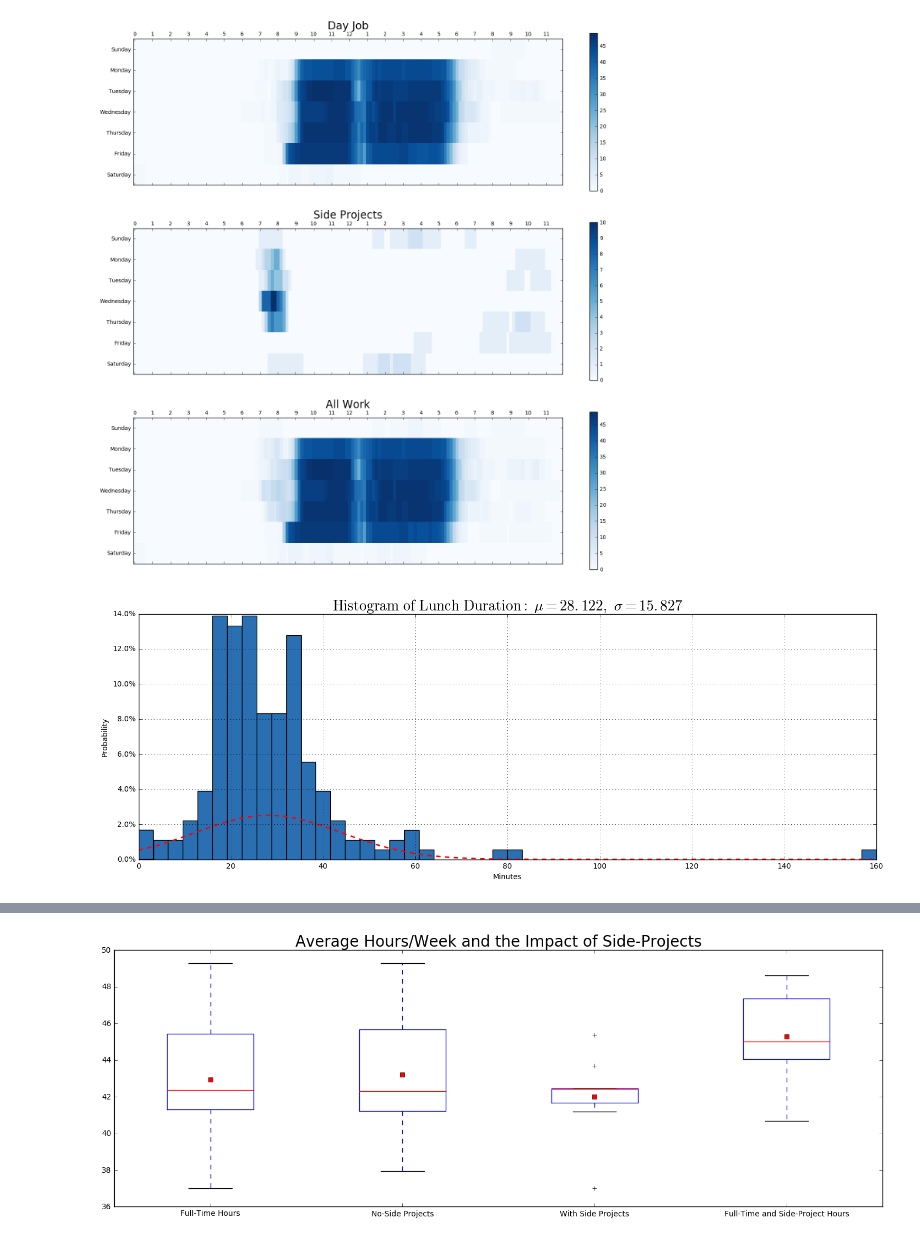
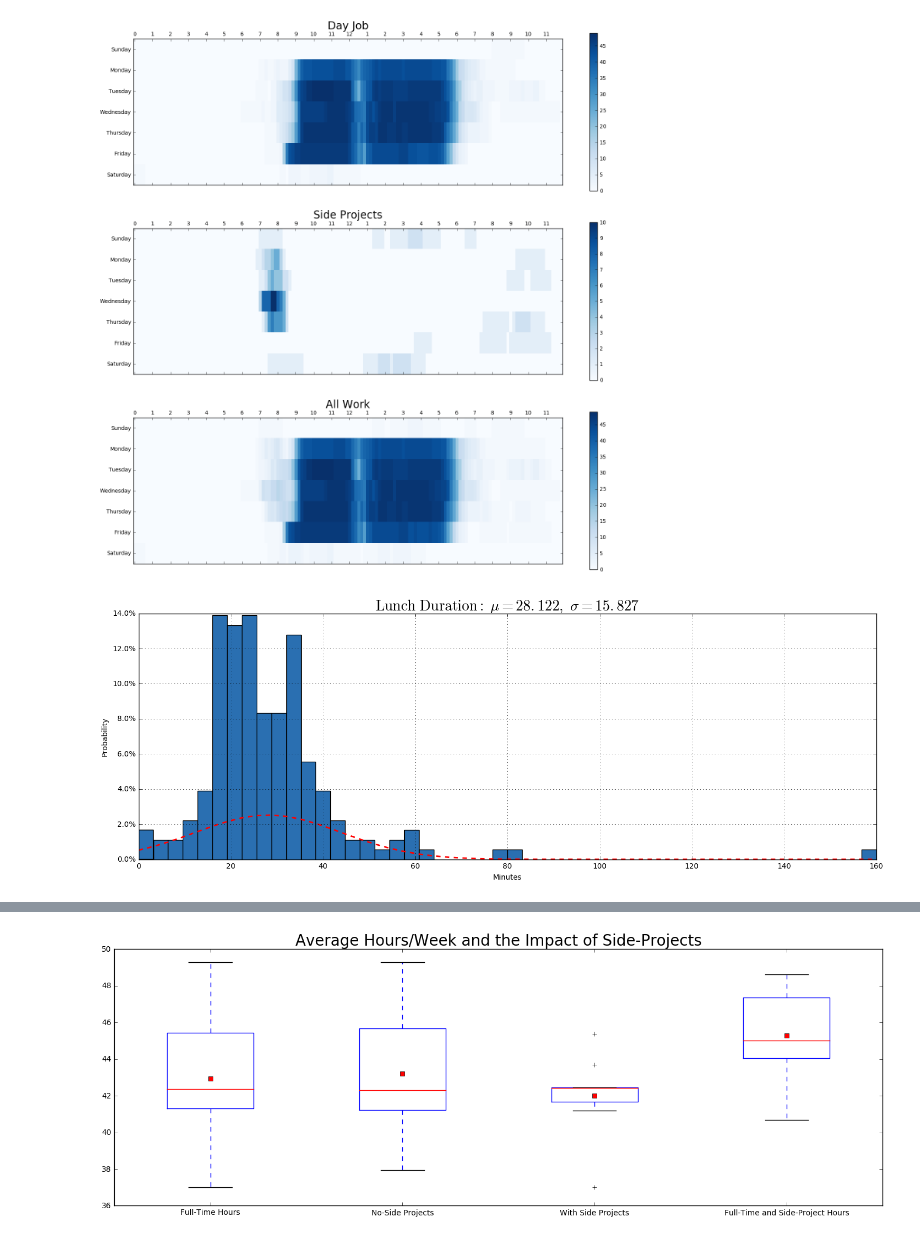
Before and after one commit to Tornquist/2017-Analysis, a Jupyter notebook: 2017 Analysis.ipynb, the cells around one changed output, grey strips where cells are left out. Drawn from its saved outputs; the diff is of its cells as text; code cells hidden in the pictures.

```diff
--- a/2017 Analysis.ipynb
+++ b/2017 Analysis.ipynb
@@ -314,35 +314,35 @@ def calculate_lunch():
             # This means I worked in the morning, evening, or took another break.
             # Ignoring for now.
             continue
 
     return lunch_duration
 
 def to_percent(y, position):
     s = str(100 * y)
     return s + '%'
 
 lunch = calculate_lunch()
 (mu, sigma) = norm.fit(lunch)
 
 fig = plt.figure(figsize=(18, 6))
 
 weights = np.ones_like(lunch)/float(len(lunch))
 n, bins, patches = plt.hist(lunch, 50, facecolor=(42/255.0, 111/255.0, 177/255.0, 1), weights=weights)
 
 y = mlab.normpdf(bins, mu, sigma)
 l = plt.plot(bins, y, 'r--', linewidth=2)
 
 plt.xlabel('Minutes')
 plt.ylabel('Probability')
-plt.title('$\mathrm{Histogram\ of\ Lunch\ Duration:}\ \mu=%.3f,\ \sigma=%.3f$' %(mu, sigma), fontsize=20)
+plt.title('$\mathrm{Lunch\ Duration:}\ \mu=%.3f,\ \sigma=%.3f$' %(mu, sigma), fontsize=20)
 plt.grid(True)
 
 formatter = FuncFormatter(to_percent)
 plt.gca().yaxis.set_major_formatter(formatter)
 
 plt.show()
 # %% [output]
-[figure, old version]
+[figure, new version]
 # %%
 def calculate_composite_hours(project):
     data = get_by_project(project)
```
Also changed, not shown: parts of 2 cells of this notebook.
